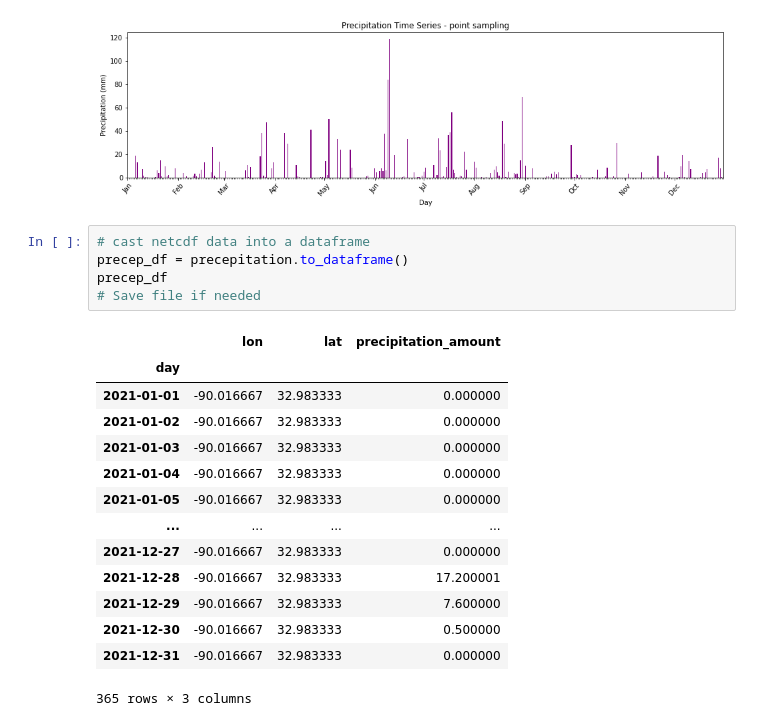
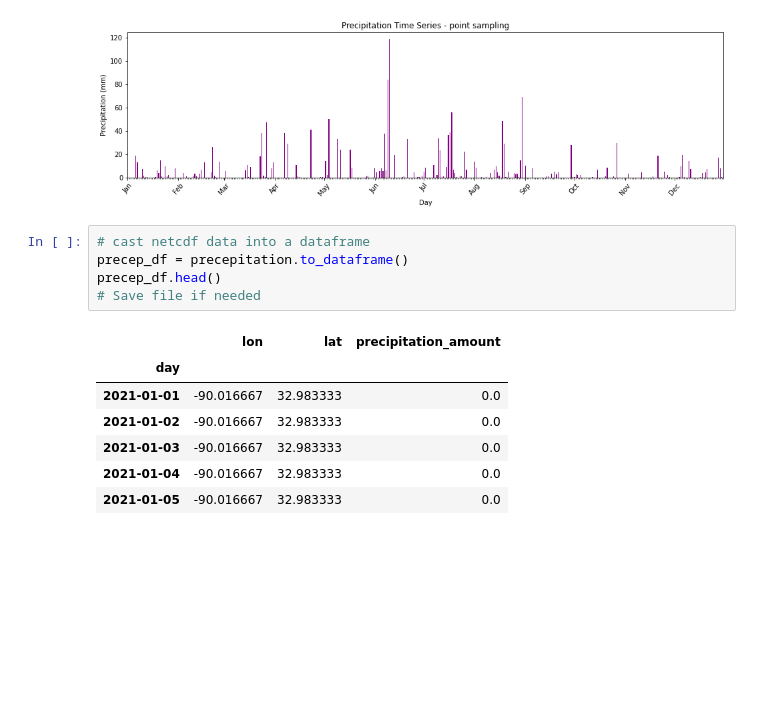
Before and after one commit to A-Marambe/netcdf_extractor, a Jupyter notebook: netCDFextractor.ipynb, the cells around one changed output. Cells and saved outputs as stored; diff of their text form; blank space fills up the shorter version.

```diff
--- a/netCDFextractor.ipynb
+++ b/netCDFextractor.ipynb
@@ -142,20 +142,13 @@ plt.show()
 # %%
 # cast netcdf data into a dataframe
 precep_df = precepitation.to_dataframe()
-precep_df
+precep_df.head()
 # Save file if needed
 # %% [output]
 |  | lon | lat | precipitation_amount |
 | day |  |  |  |
-| 2021-01-01 | -90.016667 | 32.983333 | 0.000000 |
-| 2021-01-02 | -90.016667 | 32.983333 | 0.000000 |
-| 2021-01-03 | -90.016667 | 32.983333 | 0.000000 |
-| 2021-01-04 | -90.016667 | 32.983333 | 0.000000 |
-| 2021-01-05 | -90.016667 | 32.983333 | 0.000000 |
-| ... | ... | ... | ... |
-| 2021-12-27 | -90.016667 | 32.983333 | 0.000000 |
-| 2021-12-28 | -90.016667 | 32.983333 | 17.200001 |
-| 2021-12-29 | -90.016667 | 32.983333 | 7.600000 |
-| 2021-12-30 | -90.016667 | 32.983333 | 0.500000 |
-| 2021-12-31 | -90.016667 | 32.983333 | 0.000000 |
+| 2021-01-01 | -90.016667 | 32.983333 | 0.0 |
+| 2021-01-02 | -90.016667 | 32.983333 | 0.0 |
+| 2021-01-03 | -90.016667 | 32.983333 | 0.0 |
+| 2021-01-04 | -90.016667 | 32.983333 | 0.0 |
+| 2021-01-05 | -90.016667 | 32.983333 | 0.0 |
-365 rows × 3 columns
```
Also changed, not shown: parts of 4 cells of this notebook.
